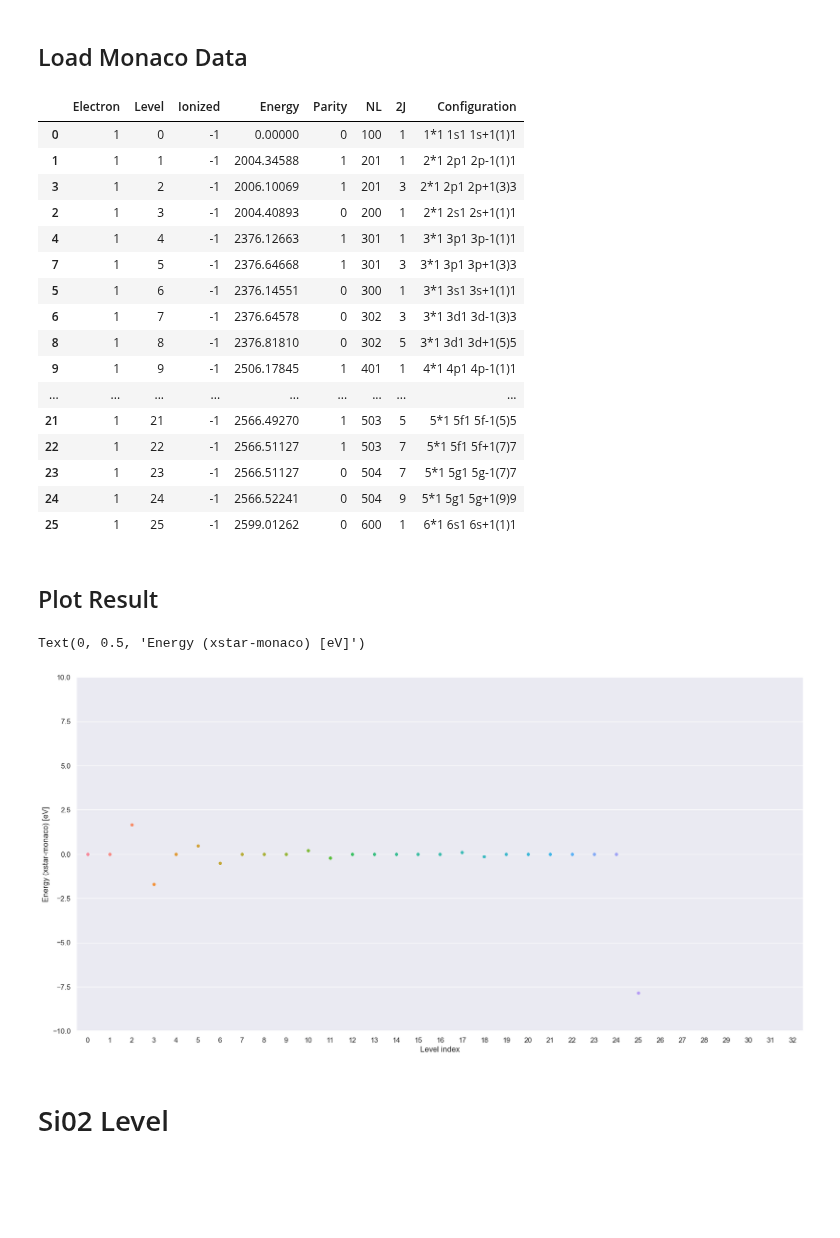
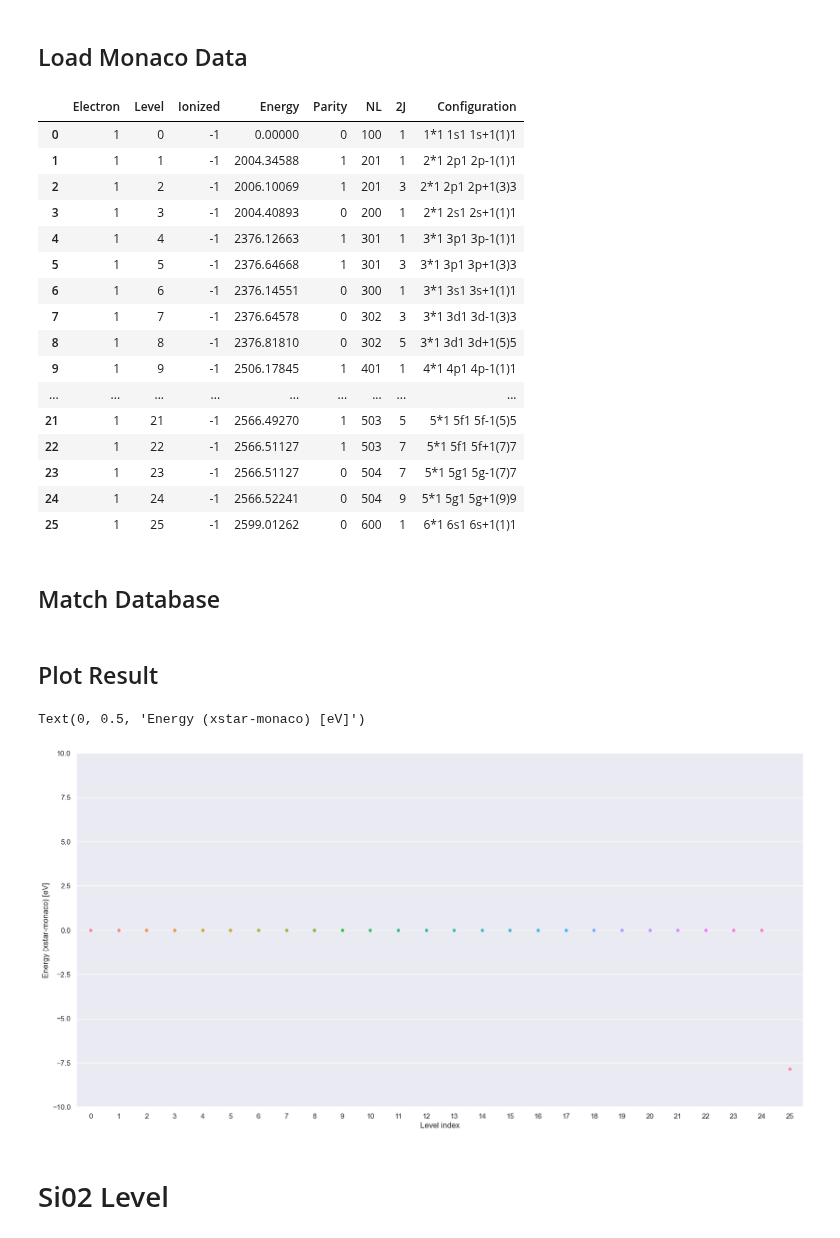
Before and after one commit to AtsushiTanimoto/AtomicDatabase, a Jupyter notebook: comparison.ipynb, the cells around one changed output. Cells and saved outputs as stored; diff of their text form; code cells hidden in the pictures; blank space fills up the shorter version.

```diff
--- a/comparison.ipynb
+++ b/comparison.ipynb
@@ -45,7 +45,7 @@ NL            = []
 J             = []
 Configuration = []
 
-with open("/Users/tanimoto/github/atomicdatabase/monaco_database/db3/Si/Si01.en") as file:
+with open("/Users/tanimoto/github/atomicdatabase/monaco_database/Si/Si01.en") as file:
     for line in file.readlines():
         line = line.split()
         for n in range(len(Si01_Level_xstar.index)-1):
@@ -60,18 +60,18 @@ with open("/Users/tanimoto/github/atomicdatabase/monaco_database/db3/Si/Si01.en"
                 Configuration.append(" ".join(line[7:]))
 
 Si01_Level_monaco = DataFrame({"Electron":Electron, "Level":Level, "Ionized":Ionized, "Energy":Energy, "Parity":Parity, "NL":NL, "2J":J, "Configuration":Configuration})
-Si01_Level_monaco = Si01_Level_monaco.sort_values(["Level"])
+Si01_Level_monaco = Si01_Level_monaco.sort_values(["Level"]).reset_index(drop=True)
 Si01_Level_monaco
 # %% [output]
 |  | Electron | Level | Ionized | Energy | Parity | NL | 2J | Configuration |
 | 0 | 1 | 0 | -1 | 0.00000 | 0 | 100 | 1 | 1*1 1s1 1s+1(1)1 |
 | 1 | 1 | 1 | -1 | 2004.34588 | 1 | 201 | 1 | 2*1 2p1 2p-1(1)1 |
-| 3 | 1 | 2 | -1 | 2006.10069 | 1 | 201 | 3 | 2*1 2p1 2p+1(3)3 |
-| 2 | 1 | 3 | -1 | 2004.40893 | 0 | 200 | 1 | 2*1 2s1 2s+1(1)1 |
+| 2 | 1 | 2 | -1 | 2006.10069 | 1 | 201 | 3 | 2*1 2p1 2p+1(3)3 |
+| 3 | 1 | 3 | -1 | 2004.40893 | 0 | 200 | 1 | 2*1 2s1 2s+1(1)1 |
 | 4 | 1 | 4 | -1 | 2376.12663 | 1 | 301 | 1 | 3*1 3p1 3p-1(1)1 |
-| 7 | 1 | 5 | -1 | 2376.64668 | 1 | 301 | 3 | 3*1 3p1 3p+1(3)3 |
-| 5 | 1 | 6 | -1 | 2376.14551 | 0 | 300 | 1 | 3*1 3s1 3s+1(1)1 |
-| 6 | 1 | 7 | -1 | 2376.64578 | 0 | 302 | 3 | 3*1 3d1 3d-1(3)3 |
+| 5 | 1 | 5 | -1 | 2376.64668 | 1 | 301 | 3 | 3*1 3p1 3p+1(3)3 |
+| 6 | 1 | 6 | -1 | 2376.14551 | 0 | 300 | 1 | 3*1 3s1 3s+1(1)1 |
+| 7 | 1 | 7 | -1 | 2376.64578 | 0 | 302 | 3 | 3*1 3d1 3d-1(3)3 |
 | 8 | 1 | 8 | -1 | 2376.81810 | 0 | 302 | 5 | 3*1 3d1 3d+1(5)5 |
 | 9 | 1 | 9 | -1 | 2506.17845 | 1 | 401 | 1 | 4*1 4p1 4p-1(1)1 |
 | ... | ... | ... | ... | ... | ... | ... | ... | ... |
@@ -80,17 +80,28 @@ Si01_Level_monaco
 | 23 | 1 | 23 | -1 | 2566.51127 | 0 | 504 | 7 | 5*1 5g1 5g-1(7)7 |
 | 24 | 1 | 24 | -1 | 2566.52241 | 0 | 504 | 9 | 5*1 5g1 5g+1(9)9 |
 | 25 | 1 | 25 | -1 | 2599.01262 | 0 | 600 | 1 | 6*1 6s1 6s+1(1)1 |
+# %% [markdown]
+## Match Database
+# %%
+Si01_Level_Index  = []
+Si01_Level_Energy = []
+
+for i in range(len(Si01_Level_xstar.index)):
+    for j in range(len(Si01_Level_monaco.index)):
+        if Si01_Level_xstar["Level"][i]==Si01_Level_monaco["Level"][j]:
+            Si01_Level_Index.append(Si01_Level_xstar["Level"][i])
+            Si01_Level_Energy.append(Si01_Level_xstar["Energy"][i]-Si01_Level_monaco["Energy"][j])
 # %% [markdown]
 ## Plot Result
 # %%
 fi = figure(figsize=(20,10),dpi=100)
 axis       ([0e+0,3e+1,-1e+1,+1e+1])
-swarmplot  (x=Si01_Level_xstar["Level"], y=Si01_Level_xstar["Energy"]-Si01_Level_monaco["Energy"])
+swarmplot  (x=Si01_Level_Index, y=Si01_Level_Energy)
 xlabel     ("Level index")
 ylabel     ("Energy (xstar-monaco) [eV]")
 # %% [output]
 Text(0, 0.5, 'Energy (xstar-monaco) [eV]')
-[figure, old version]
+[figure, new version]
 # %% [markdown]
 # Si02 Level
 # %% [markdown]
```
Also changed, not shown: parts of 10 cells of this notebook.
